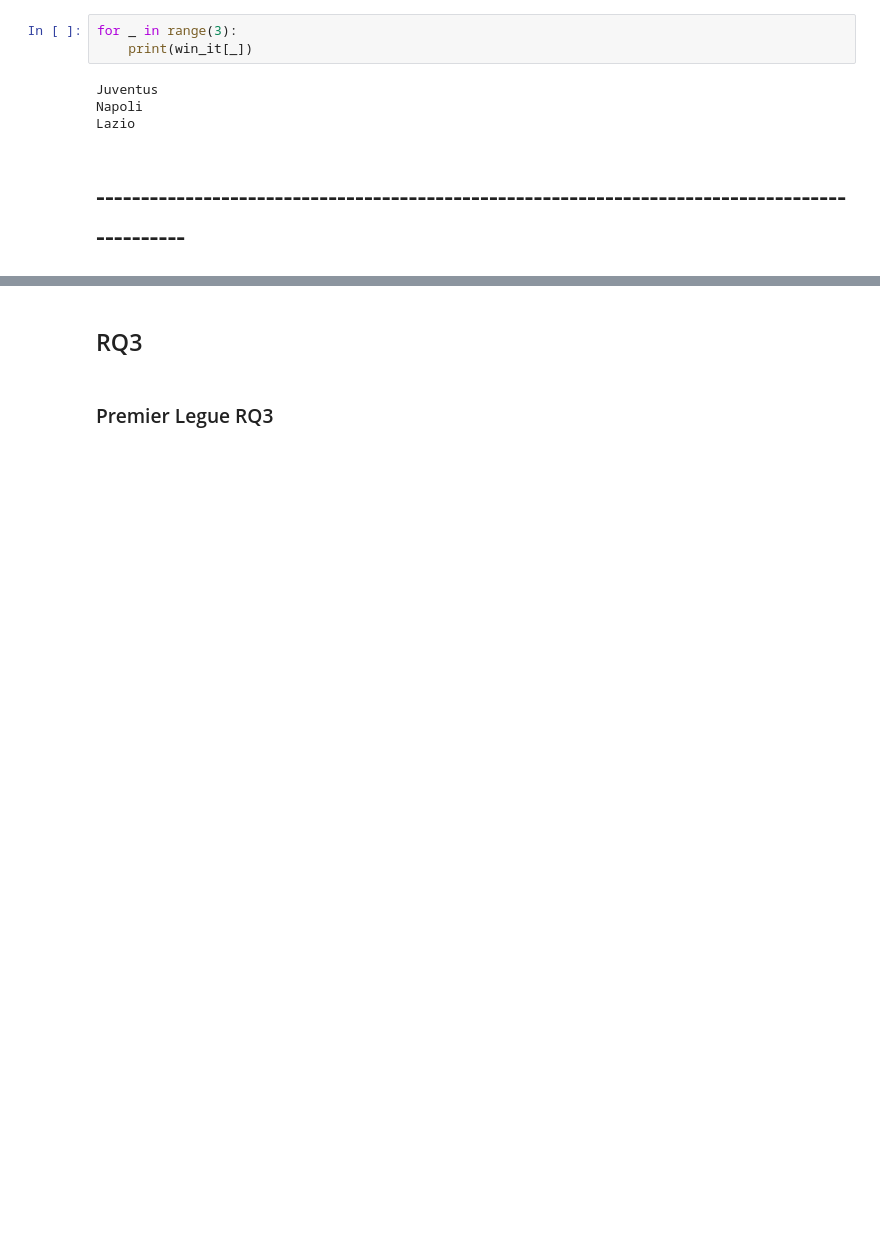
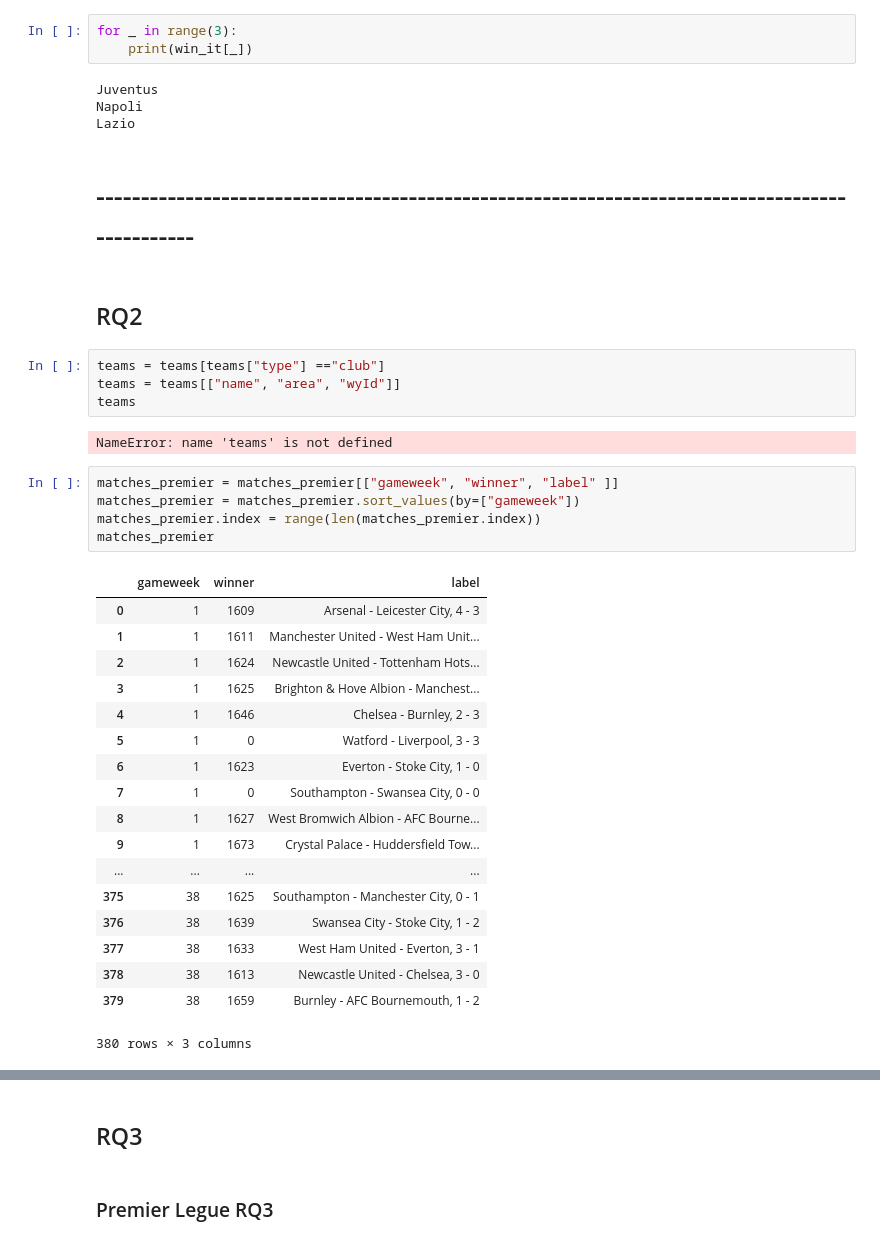
Before and after one commit to Donni06/Homework-2-ADM, a Jupyter notebook: main_ADM.ipynb, the cells around one changed output, grey strips where cells are left out. Cells and saved outputs as stored; diff of their text form; blank space fills up the shorter version.

```diff
--- a/main_ADM.ipynb
+++ b/main_ADM.ipynb
@@ -458,4 +458,36 @@ Juventus
 Napoli
 Lazio
 # %% [markdown]
-# ----------------------------------------------------------------------------------------------
+# -----------------------------------------------------------------------------------------------
+# %% [markdown]
+## RQ2
+# %%
+teams = teams[teams["type"] =="club"]
+teams = teams[["name", "area", "wyId"]]
+teams
+# %% [output]
+NameError: name 'teams' is not defined
+# %%
+matches_premier = matches_premier[["gameweek", "winner", "label" ]]
+matches_premier = matches_premier.sort_values(by=["gameweek"])
+matches_premier.index = range(len(matches_premier.index))
+matches_premier
+# %% [output]
+|  | gameweek | winner | label |
+| 0 | 1 | 1609 | Arsenal - Leicester City, 4 - 3 |
+| 1 | 1 | 1611 | Manchester United - West Ham Unit... |
+| 2 | 1 | 1624 | Newcastle United - Tottenham Hots... |
+| 3 | 1 | 1625 | Brighton & Hove Albion - Manchest... |
+| 4 | 1 | 1646 | Chelsea - Burnley, 2 - 3 |
+| 5 | 1 | 0 | Watford - Liverpool, 3 - 3 |
+| 6 | 1 | 1623 | Everton - Stoke City, 1 - 0 |
+| 7 | 1 | 0 | Southampton - Swansea City, 0 - 0 |
+| 8 | 1 | 1627 | West Bromwich Albion - AFC Bourne... |
+| 9 | 1 | 1673 | Crystal Palace - Huddersfield Tow... |
+| ... | ... | ... | ... |
+| 375 | 38 | 1625 | Southampton - Manchester City, 0 - 1 |
+| 376 | 38 | 1639 | Swansea City - Stoke City, 1 - 2 |
+| 377 | 38 | 1633 | West Ham United - Everton, 3 - 1 |
+| 378 | 38 | 1613 | Newcastle United - Chelsea, 3 - 0 |
+| 379 | 38 | 1659 | Burnley - AFC Bournemouth, 1 - 2 |
+380 rows × 3 columns
```
Also changed, not shown: parts of 35 cells of this notebook.
